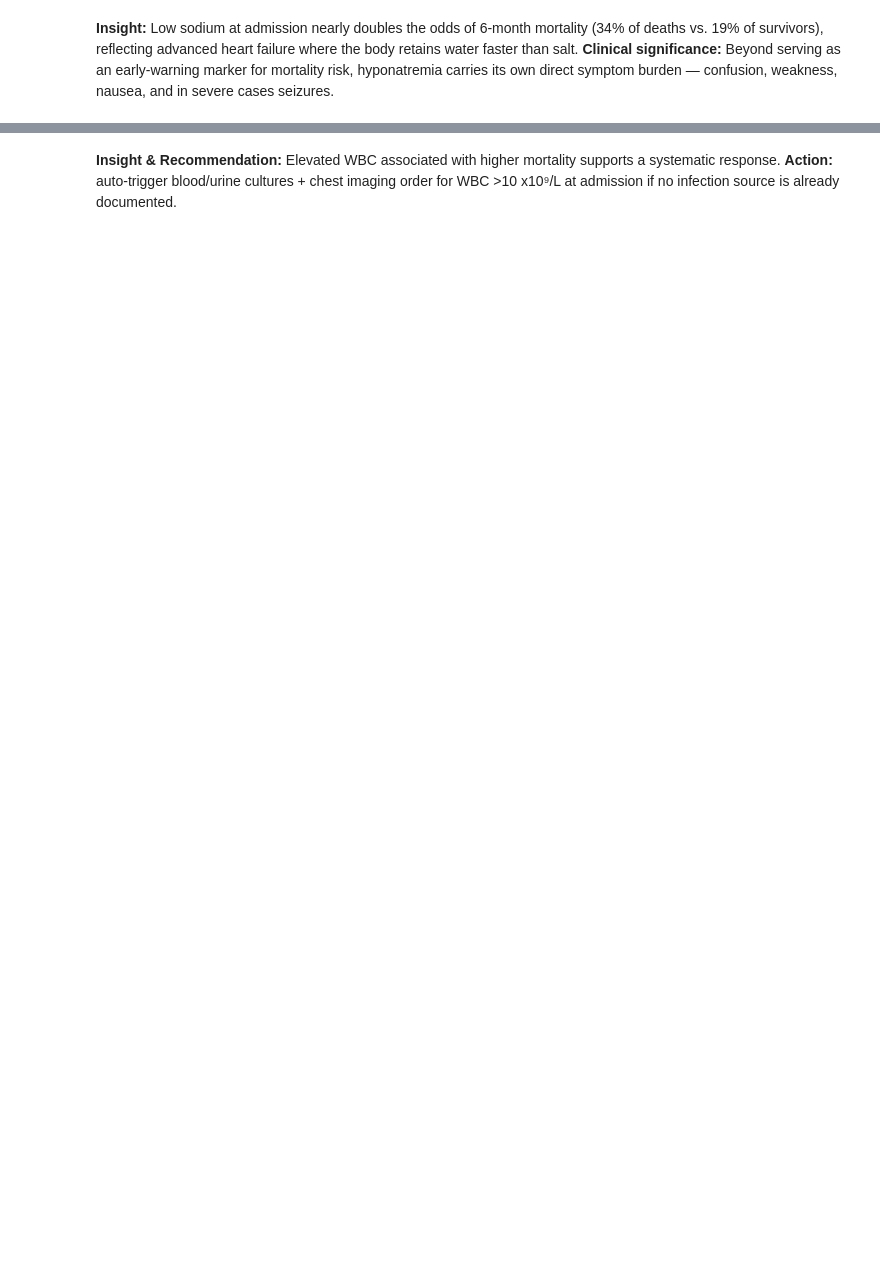
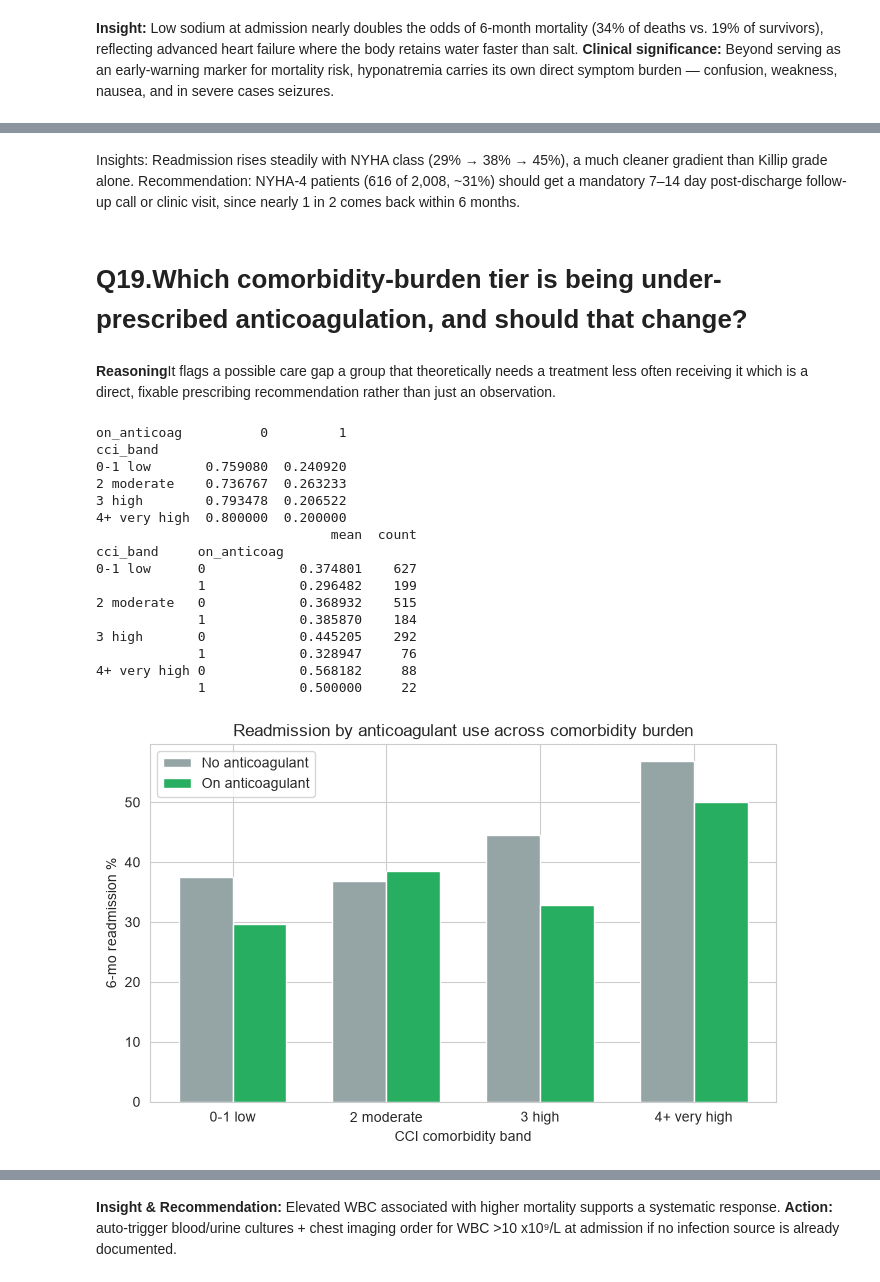
Before and after one commit to mishrasudha1984-png/Team4_The_Zen_OF_Five_PythonHackathon_Sep2026, a Jupyter notebook: Team4_The_Zen_OF_FIive_03Prescriptive.ipynb, the cells around one changed output, grey strips where cells are left out. Drawn from its saved outputs; the diff is of its cells as text; code cells hidden in the pictures; blank space fills up the shorter version.

```diff
--- a/Team4_The_Zen_OF_FIive_03Prescriptive.ipynb
+++ b/Team4_The_Zen_OF_FIive_03Prescriptive.ipynb
@@ -858,0 +947,41 @@ Name: sodium, dtype: float64
+# %% [markdown]
+Insights: Readmission rises steadily with NYHA class (29% → 38% → 45%), a much cleaner gradient than Killip grade alone. Recommendation: NYHA-4 patients (616 of 2,008, ~31%) should get a mandatory 7–14 day post-discharge follow-up call or clinic visit, since nearly 1 in 2 comes back within 6 months.
+# %% [markdown]
+# Q19.Which comorbidity-burden tier is being under-prescribed anticoagulation, and should that change?
+# %% [markdown]
+**Reasoning**It flags a possible care gap a group that theoretically needs a treatment less often receiving it which is a direct, fixable prescribing recommendation rather than just an observation.
+# %%
+anticoag_cols = ['rx_warfarin_sodium_tablet','rx_enoxaparin_sodium_injection','rx_heparin_sodium_injection']
+df['on_anticoag'] = (df[anticoag_cols].sum(axis=1)>0).astype(int)
+df['cci_band'] = pd.cut(df['cci_score'], bins=[-1,1,2,3,10], labels=['0-1 low','2 moderate','3 high','4+ very high'])
+
+print(pd.crosstab(df['cci_band'], df['on_anticoag'], normalize='index'))
+print(df.groupby(['cci_band','on_anticoag'])['re_admission_within_6_months'].agg(['mean','count']))
+
+piv = df.groupby(['cci_band','on_anticoag'])['re_admission_within_6_months'].mean().unstack()*100
+x = np.arange(len(piv)); w=0.35
+fig, ax = plt.subplots(figsize=(7,4.5))
+ax.bar(x-w/2, piv[0].values, w, label='No anticoagulant', color='#95a5a6')
+ax.bar(x+w/2, piv[1].values, w, label='On anticoagulant', color='#27ae60')
+ax.set_xticks(x); ax.set_xticklabels(piv.index)
+ax.set_ylabel('6-mo readmission %'); ax.set_xlabel('CCI comorbidity band')
+ax.set_title('Readmission by anticoagulant use across comorbidity burden')
+ax.legend(); plt.tight_layout(); plt.show()
+# %% [output]
+on_anticoag          0         1
+cci_band
+0-1 low       0.759080  0.240920
+2 moderate    0.736767  0.263233
+3 high        0.793478  0.206522
+4+ very high  0.800000  0.200000
+                              mean  count
+cci_band     on_anticoag
+0-1 low      0            0.374801    627
+             1            0.296482    199
+2 moderate   0            0.368932    515
+             1            0.385870    184
+3 high       0            0.445205    292
+             1            0.328947     76
+4+ very high 0            0.568182     88
+             1            0.500000     22
+[figure, added]
```
Also changed, not shown: parts of 97 cells of this notebook.
